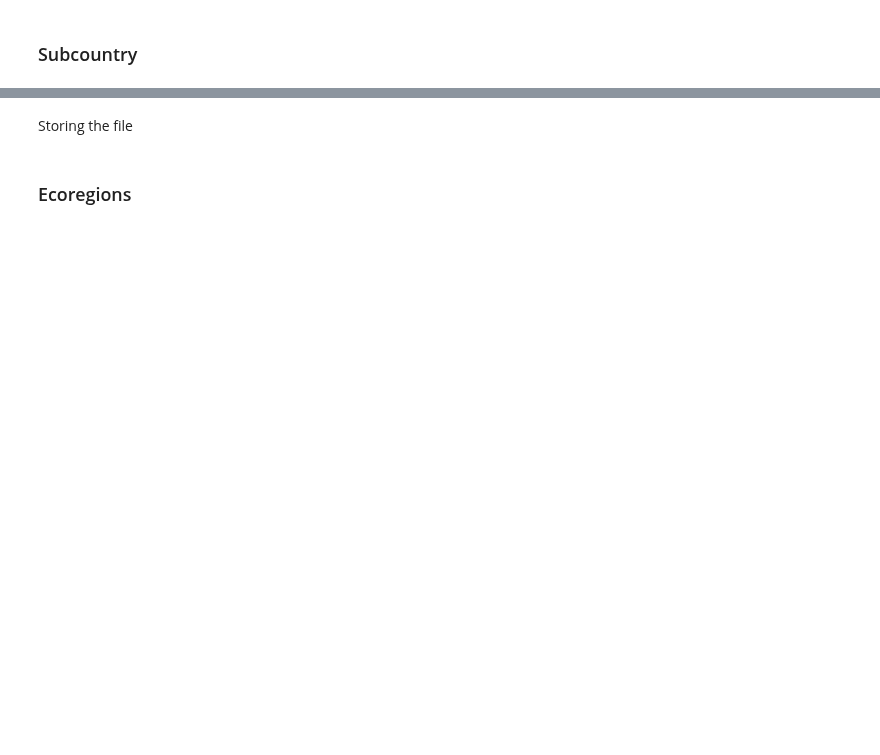
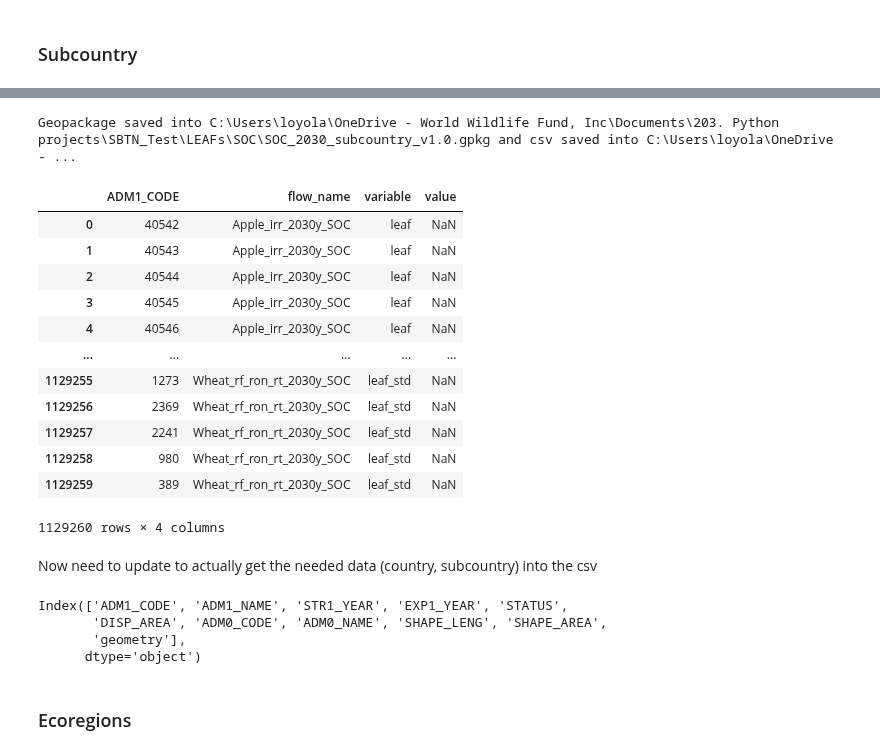
Before and after one commit to cloyolaangosto/SBTN_Test, a Jupyter notebook: documentation/SOC_Support/New_SOC_merge.ipynb, the cells around one changed output, grey strips where cells are left out. Drawn from its saved outputs; the diff is of its cells as text; code cells hidden in the pictures; blank space fills up the shorter version.

```diff
--- a/documentation/SOC_Support/New_SOC_merge.ipynb
+++ b/documentation/SOC_Support/New_SOC_merge.ipynb
@@ -144,2 +145,26 @@ conn.close()
+# %%
+def write_gpckg(geometry_layer: gpd.GeoDataFrame, output_path_gpkg: str, output_path_csv: str, value_layer_name: str, values_df_list: list, id_geom_name: str, rename_columns= True, geom_layer_name = geom_layer):
+    # Write the geometry layer
+    geometry_layer.to_file(output_path_gpkg, layer = geom_layer_name, driver = "GPKG")
+
+    # Stacking values
+    values_stacked = pd.concat(values_df_list, ignore_index=True)
+
+    # Renaming
+    if rename_columns:
+        values_stacked = values_stacked.rename(columns = {"cf": "leaf", "cf_median": "leaf_median", "cf_std": "leaf_std"})
+
+    # Write values table directly into the geopackage (which is just a sqlite db)
+    conn = sqlite3.connect(output_path_gpkg)
+    values_stacked.to_sql(value_layer_name, conn, if_exists="replace", index=False)
+    conn.close()
+
+    # Write csv
+    values_stacked_long = values_stacked.melt(id_vars=[id_geom_name, "flow_name"])
+    values_stacked_long.to_csv(output_path_csv, header=True)
+
+    print(f"Geopackage saved into {output_path_gpkg} and csv saved into {output_path_csv}")
+
+    return values_stacked_long
 # %% [markdown]
 ### Subcountry
@@ -168 +173,8 @@ result_key = "ADM1_CODE"
+# %%
+output_path_gpkg = LEAFS_FOLDER/"SOC/SOC_2030_subcountry_v1.0.gpkg"
+output_path_csv = LEAFS_FOLDER/"SOC/SOC_2030_subcountry_v1.0.csv"
+values_layer_name = "soc_leafs_subcountry"
+values_df_list = [crop_subcountry_values,fg_subcountry_values,rt_subcountry_values]
+id_geom_name = "ADM1_CODE"
+geometry_layer=crop_subcountry_geom
 # %% [markdown]
@@ -224,2 +181,0 @@ final_subcountry_df = pd.concat([forest_grass_subcountry_values, fg_country_valu
-# %% [markdown]
-Storing the file
@@ -234,0 +182,36 @@ conn.close()
+# %%
+subcountry_stacked_values = write_gpckg(
+    geometry_layer=geometry_layer,
+    output_path_gpkg=str(output_path_gpkg),
+    output_path_csv = str(output_path_csv),
+    value_layer_name=values_layer_name,
+    values_df_list=values_df_list,
+    id_geom_name=id_geom_name
+)
+# %% [output]
+Geopackage saved into C:\Users\loyola\OneDrive - World Wildlife Fund, Inc\Documents\203. Python projects\SBTN_Test\LEAFs\SOC\SOC_2030_subcountry_v1.0.gpkg and csv saved into C:\Users\loyola\OneDrive - ...
+# %%
+subcountry_stacked_values
+# %% [output]
+|  | ADM1_CODE | flow_name | variable | value |
+| 0 | 40542 | Apple_irr_2030y_SOC | leaf | NaN |
+| 1 | 40543 | Apple_irr_2030y_SOC | leaf | NaN |
+| 2 | 40544 | Apple_irr_2030y_SOC | leaf | NaN |
+| 3 | 40545 | Apple_irr_2030y_SOC | leaf | NaN |
+| 4 | 40546 | Apple_irr_2030y_SOC | leaf | NaN |
+| ... | ... | ... | ... | ... |
+| 1129255 | 1273 | Wheat_rf_ron_rt_2030y_SOC | leaf_std | NaN |
+| 1129256 | 2369 | Wheat_rf_ron_rt_2030y_SOC | leaf_std | NaN |
+| 1129257 | 2241 | Wheat_rf_ron_rt_2030y_SOC | leaf_std | NaN |
+| 1129258 | 980 | Wheat_rf_ron_rt_2030y_SOC | leaf_std | NaN |
+| 1129259 | 389 | Wheat_rf_ron_rt_2030y_SOC | leaf_std | NaN |
+1129260 rows × 4 columns
+# %% [markdown]
+Now need to update to actually get the needed data (country, subcountry) into the csv
+# %%
+sc_shp.columns
+# %% [output]
+Index(['ADM1_CODE', 'ADM1_NAME', 'STR1_YEAR', 'EXP1_YEAR', 'STATUS',
+       'DISP_AREA', 'ADM0_CODE', 'ADM0_NAME', 'SHAPE_LENG', 'SHAPE_AREA',
+       'geometry'],
+      dtype='object')
```
Also changed, not shown: parts of 95 cells of this notebook, 3 other files.
